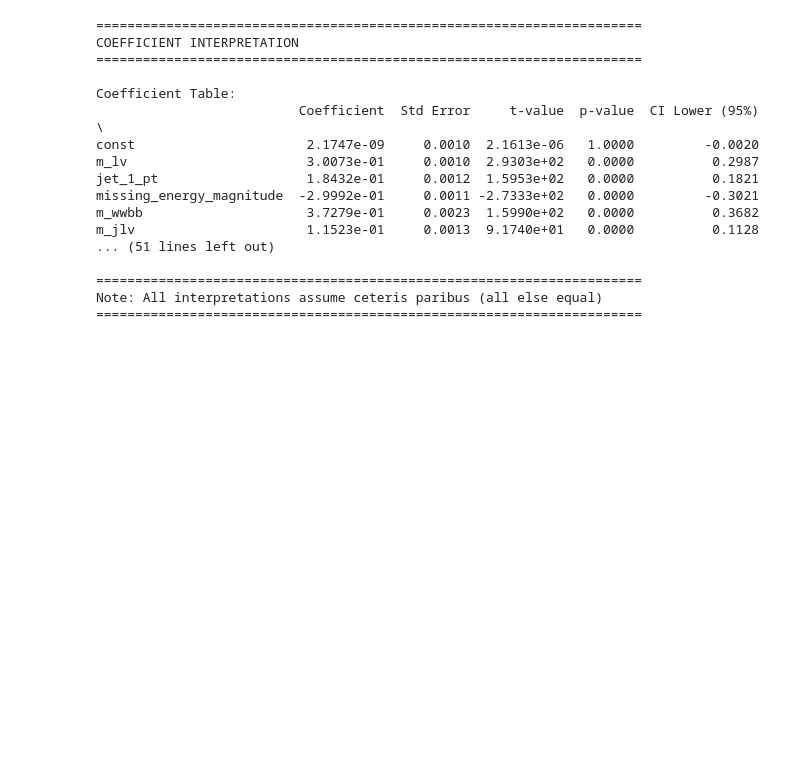
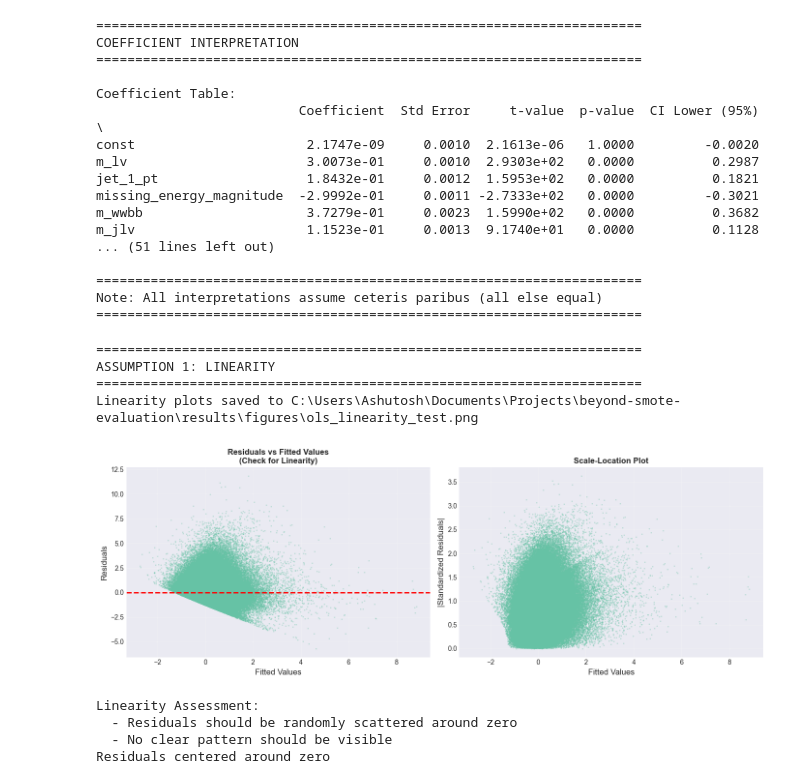
Before and after one commit to ashu-tagore/beyond_smote_evaluation, a Jupyter notebook: notebooks/06_OLS_Regression.ipynb, the cells around one changed output. Saved outputs shown, nothing was run; the diff lists cells and outputs as text; code cells hidden in the pictures; blank space fills up the shorter version.

Commit message:
test: Completed OLS assumption diagnostics and model improvement

```diff
--- a/notebooks/06_OLS_Regression.ipynb
+++ b/notebooks/06_OLS_Regression.ipynb
@@ -399,3 +399,62 @@ m_jlv                      1.1523e-01     0.0013  9.1740e+01   0.0000          0
 ======================================================================
 Note: All interpretations assume ceteris paribus (all else equal)
 ======================================================================
+# %%
+# Cell 8: Test Assumption 1 - Linearity
+# Checking if relationship between predictors and target is linear
+# Using Residual plots and partial regression plots
+
+print("="*70)
+print("ASSUMPTION 1: LINEARITY")
+print("="*70)
+
+# Getting fitted values and residuals
+fitted_values = ols_model.fittedvalues
+residuals = ols_model.resid
+
+# Creating residual plot
+fig, axes = plt.subplots(1, 2, figsize=(14, 5))
+
+# Plot 1: Residuals vs Fitted Values
+axes[0].scatter(fitted_values, residuals, alpha=0.3, s=1)
+axes[0].axhline(y=0, color='r', linestyle='--', linewidth=2)
+axes[0].set_xlabel('Fitted Values', fontsize=12)
+axes[0].set_ylabel('Residuals', fontsize=12)
+axes[0].set_title('Residuals vs Fitted Values\n(Check for Linearity)',
+                  fontsize=12, fontweight='bold')
+axes[0].grid(True, alpha=0.3)
+
+# Plot 2: Scale-Location plot
+standardized_resid = (residuals - residuals.mean()) / residuals.std()
+axes[1].scatter(fitted_values, np.sqrt(np.abs(standardized_resid)),
+               alpha=0.3, s=1)
+axes[1].set_xlabel('Fitted Values', fontsize=12)
+axes[1].set_ylabel('|Standardized Residuals|', fontsize=12)
+axes[1].set_title('Scale-Location Plot', fontsize=12, fontweight='bold')
+axes[1].grid(True, alpha=0.3)
+
+plt.tight_layout()
+
+linearity_path = FIGURE_OUTPUT / 'ols_linearity_test.png'
+plt.savefig(linearity_path, dpi=DPI_VALUE, bbox_inches='tight')
+print(f"Linearity plots saved to {linearity_path}")
+
+plt.show()
+
+print("\nLinearity Assessment:")
+print("  - Residuals should be randomly scattered around zero")
+print("  - No clear pattern should be visible")
+if residuals.mean() < 0.01:
+    print("Residuals centered around zero")
+else:
+    print("Residuals may not be centered")
+# %% [output]
+======================================================================
+ASSUMPTION 1: LINEARITY
+======================================================================
+Linearity plots saved to C:\Users\Ashutosh\Documents\Projects\beyond-smote-evaluation\results\figures\ols_linearity_test.png
+[figure, added]
+Linearity Assessment:
+  - Residuals should be randomly scattered around zero
+  - No clear pattern should be visible
+Residuals centered around zero
```
Also changed, not shown: parts of 7 cells of this notebook.
